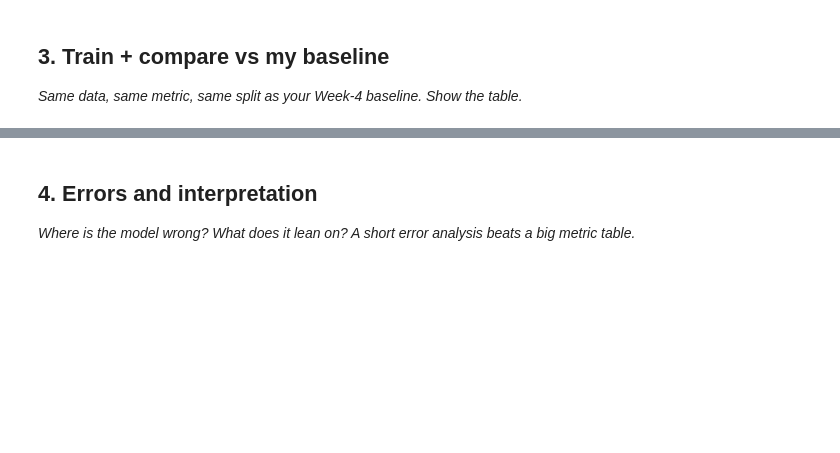
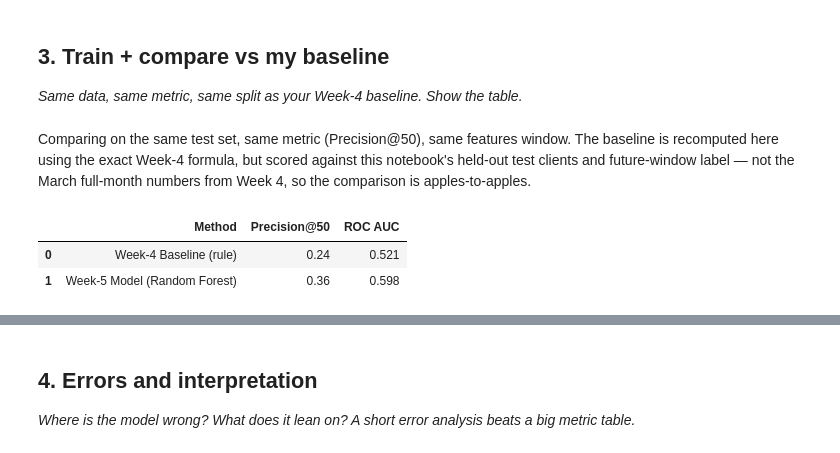
Before and after one commit to rifkiay/flyrank-ml-internship-starter, a Jupyter notebook: work/notebooks/w05_model.ipynb, the cells around one changed output, grey strips where cells are left out. Drawn from its saved outputs; the diff is of its cells as text; code cells hidden in the pictures; blank space fills up the shorter version.

```diff
--- a/work/notebooks/w05_model.ipynb
+++ b/work/notebooks/w05_model.ipynb
@@ -29,0 +128,63 @@ This skeleton is yours to fill. Work the sections **in order** — each one has
+# %% [markdown]
+Comparing on the same test set, same metric (Precision@50), same features window. The baseline is recomputed here using the exact Week-4 formula, but scored against this notebook's held-out test clients and future-window label — not the March full-month numbers from Week 4, so the comparison is apples-to-apples.
+# %%
+# This cell is for CODE (numbers, a query, a check).
+# Write your text answer in the cell ABOVE this one — typing sentences here breaks Run All.
+from sklearn.ensemble import RandomForestClassifier
+from sklearn.metrics import roc_auc_score
+
+# --- Train the model ---
+model = RandomForestClassifier(n_estimators=200, max_depth=8, random_state=42, class_weight="balanced")
+model.fit(X_train, y_train)
+
+test_data = data.iloc[test_idx].copy()
+test_data["model_score"] = model.predict_proba(X_test)[:, 1]
+
+# --- Rebuild the Week-4 baseline score on this same test set ---
+def tier_of(pos):
+    if pos <= 0: return "no_data"
+    elif pos <= 3: return "top_3"
+    elif pos <= 10: return "page_1"
+    elif pos <= 20: return "striking"
+    elif pos <= 50: return "page_3_5"
+    else: return "deep"
+
+expected_ctr = {"top_3": 0.381, "page_1": 0.323, "striking": 0.315,
+                "page_3_5": 0.137, "deep": 0.044, "no_data": None}
+
+test_data["position_tier"] = test_data["avg_position"].apply(tier_of)
+test_data["expected_ctr"] = test_data["position_tier"].map(expected_ctr)
+
+def ctr_gap(row):
+    if row["expected_ctr"] is None or row["expected_ctr"] == 0:
+        return 0
+    gap = (row["expected_ctr"] - row["ctr"]) / row["expected_ctr"]
+    return max(0, min(1, gap))
+
+test_data["ctr_gap_score"] = test_data.apply(ctr_gap, axis=1)
+test_data["striking_distance_score"] = (
+    (test_data["position_tier"] == "striking") & (test_data["impressions"] >= 20)
+).astype(int)
+test_data["baseline_score"] = 0.5 * test_data["ctr_gap_score"] + 0.5 * test_data["striking_distance_score"]
+
+# --- Precision@50 for both ---
+def precision_at_k(df, score_col, label_col, k=50):
+    top_k = df.sort_values(score_col, ascending=False).head(k)
+    return top_k[label_col].mean()
+
+baseline_p50 = precision_at_k(test_data, "baseline_score", "is_declining", k=50)
+model_p50 = precision_at_k(test_data, "model_score", "is_declining", k=50)
+
+baseline_auc = roc_auc_score(test_data["is_declining"], test_data["baseline_score"])
+model_auc = roc_auc_score(test_data["is_declining"], test_data["model_score"])
+
+comparison = pd.DataFrame({
+    "Method": ["Week-4 Baseline (rule)", "Week-5 Model (Random Forest)"],
+    "Precision@50": [round(baseline_p50, 3), round(model_p50, 3)],
+    "ROC AUC": [round(baseline_auc, 3), round(model_auc, 3)]
+})
+comparison
+# %% [output]
+|  | Method | Precision@50 | ROC AUC |
+| 0 | Week-4 Baseline (rule) | 0.24 | 0.521 |
+| 1 | Week-5 Model (Random Forest) | 0.36 | 0.598 |
```
Also changed, not shown: parts of 13 cells of this notebook.
